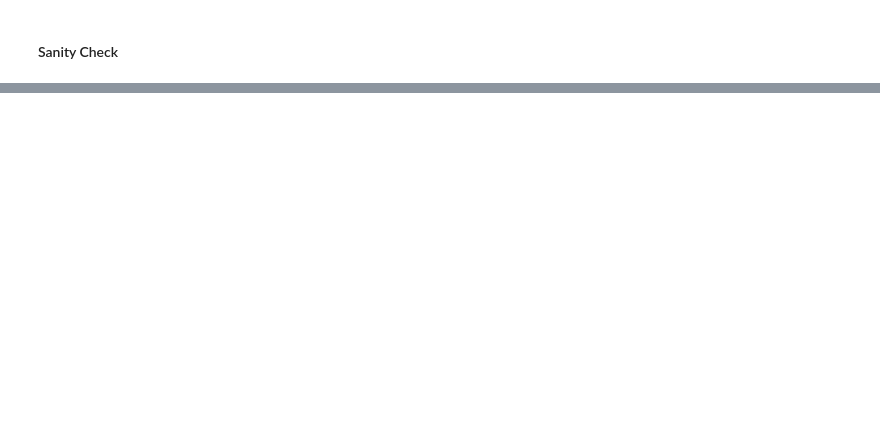
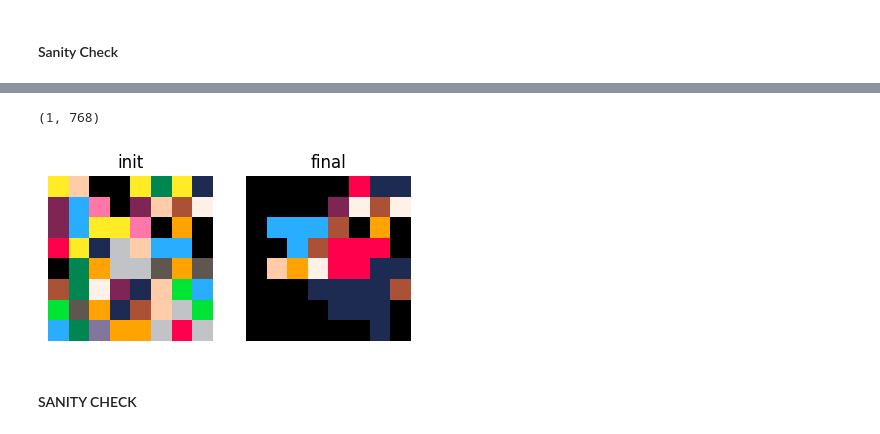
Before and after one commit to MasterMilkX/BMO_chatbot_prototype, a Jupyter notebook: Experimental_Notebooks/sprite_pod.ipynb, the cells around one changed output, grey strips where cells are left out. Drawn from its saved outputs; the diff is of its cells as text; code cells hidden in the pictures; blank space fills up the shorter version.

```diff
--- a/Experimental_Notebooks/sprite_pod.ipynb
+++ b/Experimental_Notebooks/sprite_pod.ipynb
@@ -715,10 +641,11 @@ ________________________________________________________________________________
 # %%
 
-TEXT = "a man with yellow pants"
+TEXT = "an orange fox with red shoes"
+gifLabel = "tails"
 # show the output from repairing a noise sprite
 if EXPERIMENT == "text_enc":
-    init_spr, cur_spr, anims = tepod.repair(TEXT,mod_iter='seq',num_iter=192,animate=True)
+    init_spr, cur_spr, anims = tepod.repair(TEXT,mod_iter='rand',num_iter=256,animate=True)
     showMultiSprPalette([init_spr,cur_spr],textArr=['init','final'])
 
     # save the animation
-    animatePal(anims,f"../prelim_output/pod_anim/tepod_{GEN_CONF['EPOCHS']}e_w{GEN_CONF['WINDOW']}-yellow_pants_man.gif",fps=32,textArr=[f"Iter: {i}" for i in range(len(anims))])
+    animatePal(anims,f"../prelim_output/pod_anim/text-enc_50e/tepod_{GEN_CONF['EPOCHS']}e_w{GEN_CONF['WINDOW']}-{gifLabel}.gif",fps=32,textArr=[f"Iter: {i}" for i in range(len(anims))])
@@ -775,0 +972,8 @@ print(d[0].shape,d[1].shape,d[2].shape)
+# %%
+# train or import the model
+if EXPERIMENT == "no_act-te":
+    if CONFIGS["no_act-te"]["TRAIN_TEPOD"]:
+        tenapod.trainPoD(train_dat,EPOCHS=GEN_CONF['EPOCHS'],BATCH_SIZE=GEN_CONF['BATCH_SIZE'],show_acc=True)
+        tenapod.exportModel(CONFIGS["no_act-te"]["TEPOD_MODEL"])
+    else:
+        tenapod.importModel(CONFIGS["no_act-te"]["TEPOD_MODEL"])
@@ -775,0 +998,17 @@ print(d[0].shape,d[1].shape,d[2].shape)
+# %%
+
+TEXT = "a man with a blue shirt and red gloves"
+gifLabel = "man_blueshirt_redgloves_HALF"
+
+# show the output from repairing a noise sprite
+if EXPERIMENT == "no_act-te":
+    init_spr, cur_spr, anims = tenapod.repair(TEXT,mod_iter='rand',num_iter=300,animate=True)
+    showMultiSprPalette([init_spr,cur_spr],textArr=['init','final'])
+
+    # save the animation
+    animatePal(anims,f"../prelim_output/pod_anim/text-enc_na_50e/tenapod_{GEN_CONF['EPOCHS']}e_w{GEN_CONF['WINDOW']}-{gifLabel}.gif",fps=32,textArr=[f"Iter: {i}" for i in range(len(anims))])
+# %% [output]
+(1, 768)
+[figure, added]
+# %% [markdown]
+#### SANITY CHECK
```
Also changed, not shown: parts of 22 cells of this notebook, 29 other files.
